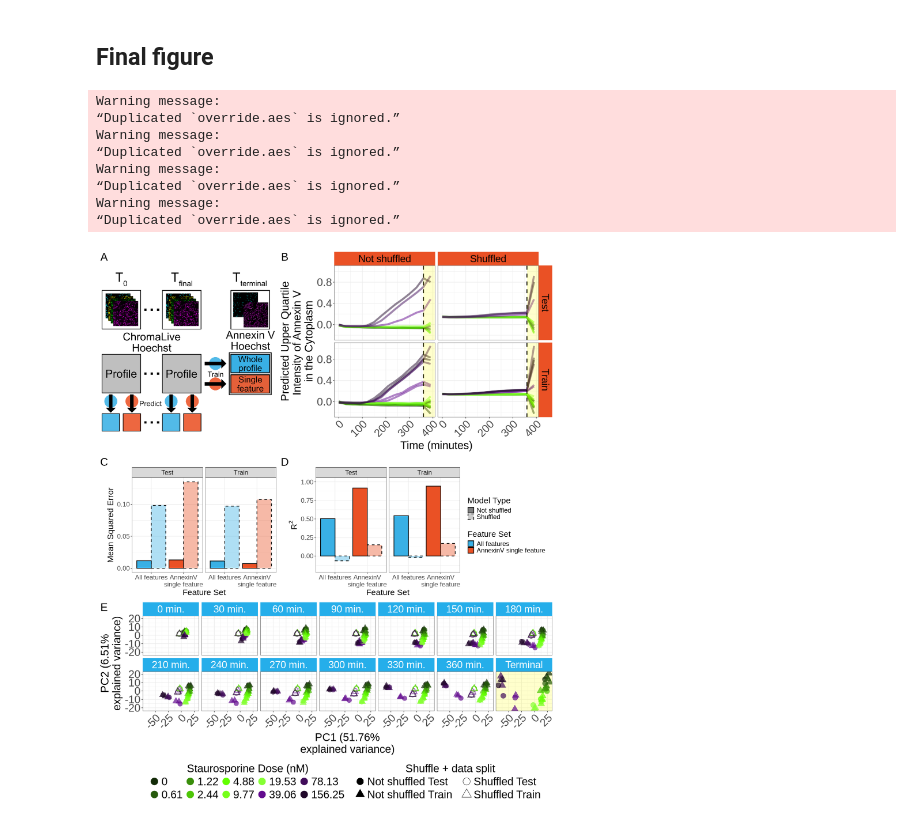
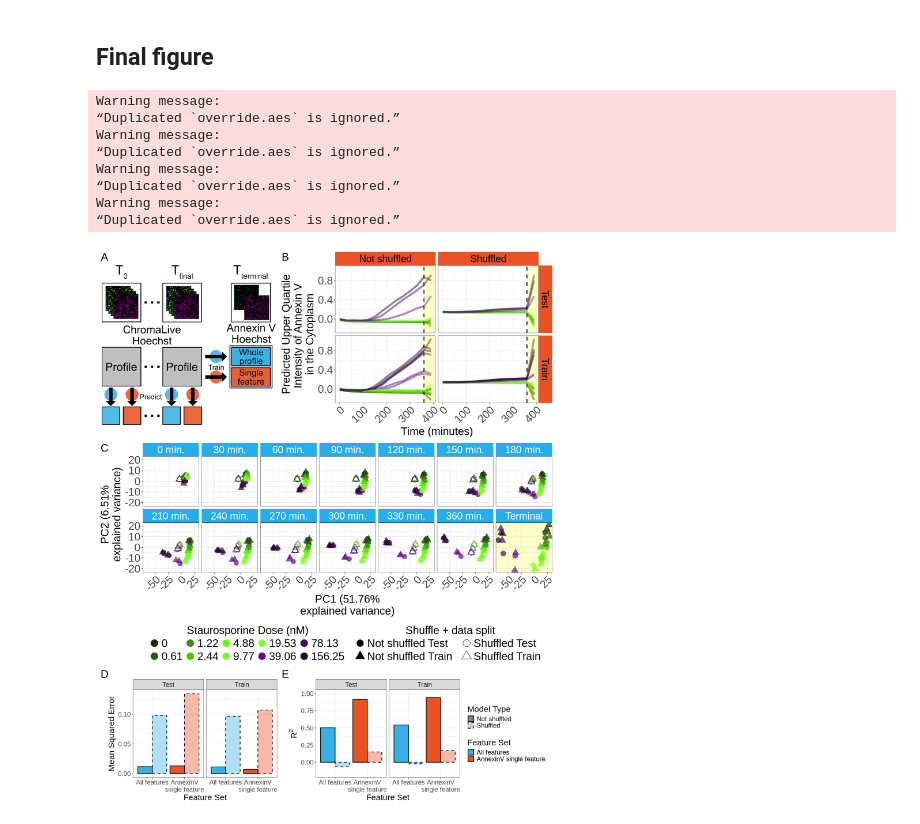
Before and after one commit to WayScience/live_cell_timelapse_apoptosis_analysis, a Jupyter notebook: 5.bulk_timelapse_model/notebooks/4.plot_results.ipynb, the cells around one changed output. Saved outputs shown, nothing was run; the diff lists cells and outputs as text; code cells hidden in the pictures.

Commit message:
update plot (#58)

```diff
--- a/5.bulk_timelapse_model/notebooks/4.plot_results.ipynb
+++ b/5.bulk_timelapse_model/notebooks/4.plot_results.ipynb
@@ -676,8 +676,8 @@ mse_plot <- mse_plot + theme(legend.position = "none")
 # %%
 layout <- "
 AABB
-CCDD
-EEEE
+CCCC
+DDEE
 "
 height <- 17
 width <- 14
@@ -687,37 +687,38 @@ final_plot <- (
     wrap_elements(full = workflow_figure_raster)
 
     + wrap_elements(full = Terminal_Cytoplasm_Intensity_UpperQuartileIntensity_AnnexinV_plot)
+    + wrap_elements(full = pca_over_time_plot)
     + mse_plot
     + r2_plot
-    + wrap_elements(full = pca_over_time_plot)
+
 
    + plot_layout(
         design = layout,
-        heights = c(1, 0.5, 1),   # relative height of each row (A/B/C row, D row, E row)
+        heights = c(1, 1.2, 0.5),   # relative height of each row (A/B/C row, D row, E row)
         widths  = c(1, 1, 1, 1) # relative width of each column
       )
     + plot_annotation(tag_levels = 'A')
     & theme(
         plot.tag = element_text(size = 24),
         plot.margin = margin(t = 5, r = 5, b = 5, l = 5)  # shrink/grow gap between all panels
       )
 )
 
 ggsave(
     filename = "../figures/final_predicted_terminal_profiles_from_all_time_points.png",
     plot = final_plot,
     width = width,
     height = height,
     dpi = 600
 )
 final_plot
 # %% [output]
 Warning message:
 “Duplicated `override.aes` is ignored.”
 Warning message:
 “Duplicated `override.aes` is ignored.”
 Warning message:
 “Duplicated `override.aes` is ignored.”
 Warning message:
 “Duplicated `override.aes` is ignored.”
-[figure, old version]
+[figure, new version]
```
Also changed, not shown: parts of 1 cell of this notebook, 2 other files.
